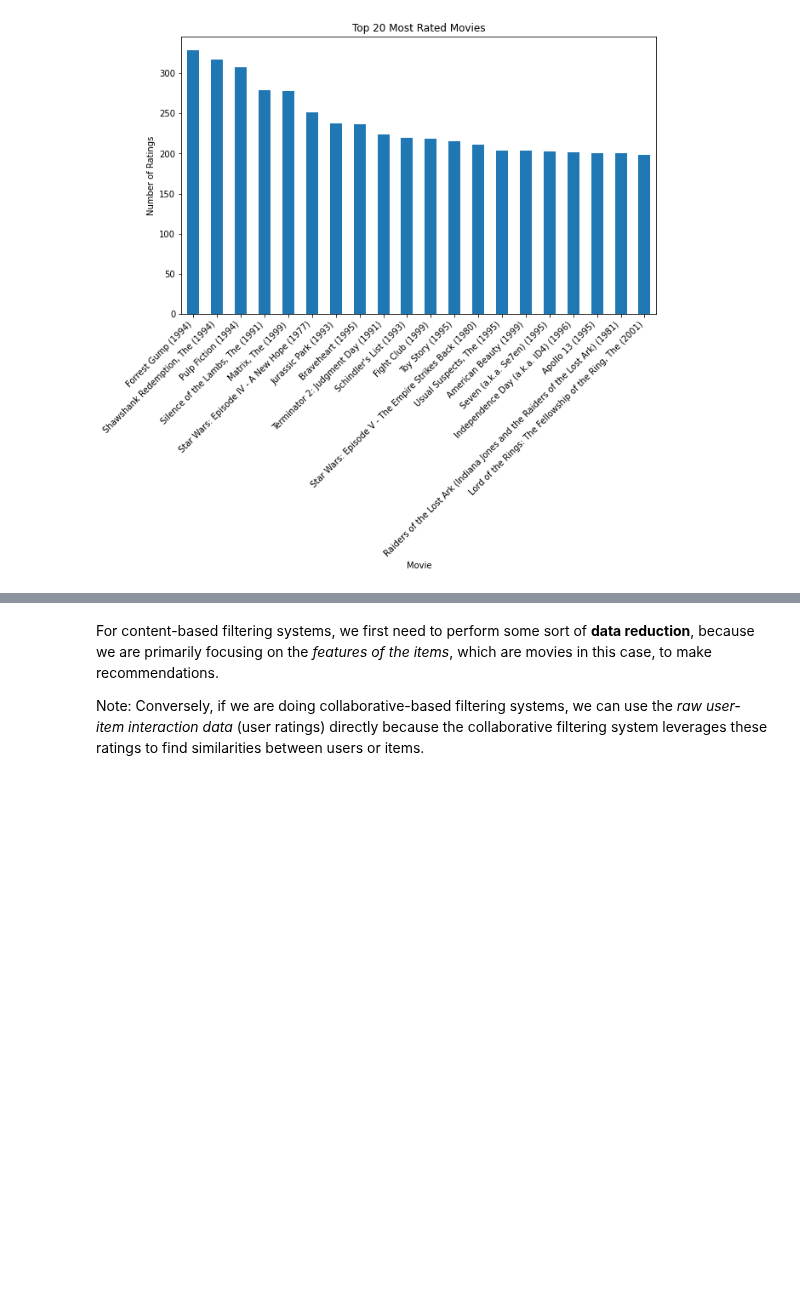
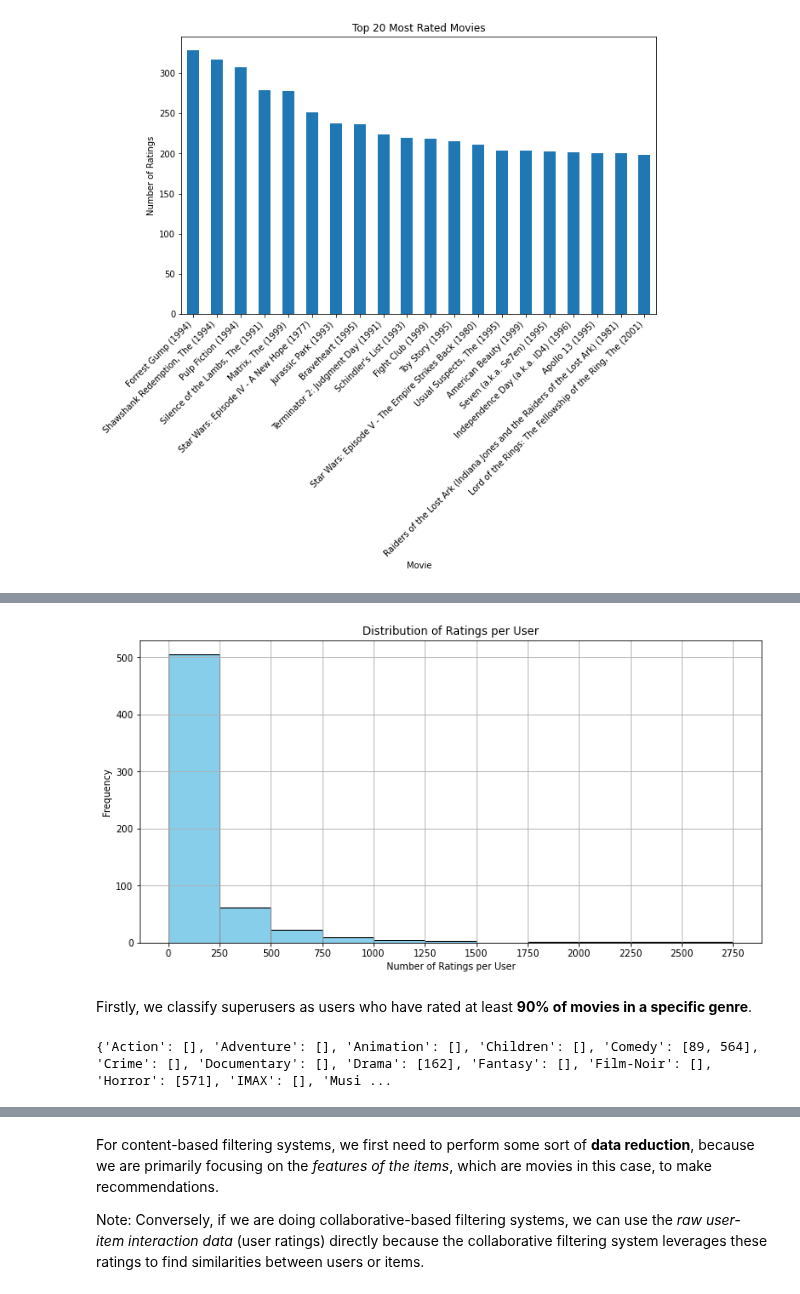
Before and after one commit to simonhui1/Recommendation_Systems, a Jupyter notebook: index_simon.ipynb, the cells around one changed output, grey strips where cells are left out. Cells and saved outputs as stored; diff of their text form; code cells hidden in the pictures; blank space fills up the shorter version.

```diff
--- a/index_simon.ipynb
+++ b/index_simon.ipynb
@@ -283,0 +270,7 @@ merged_df
+# %%
+# Calculate the total number of ratings given by each user in order from most to least
+user_ratings_count = merged_df['userId'].value_counts().reset_index()
+user_ratings_count.columns = ['userId', 'ratings_count']
+user_ratings_count = user_ratings_count.sort_values(by = 'ratings_count', ascending = False)
+
+user_ratings_count.head(20)
@@ -283,0 +295,45 @@ merged_df
+# %%
+# Assuming you already have the 'user_ratings_count' DataFrame from previous steps
+plt.figure(figsize=(12, 6))
+bin_width = 250
+bins = range(0, user_ratings_count['ratings_count'].max() + bin_width, bin_width)
+plt.hist(user_ratings_count['ratings_count'], bins=bins, color='skyblue', edgecolor='black')
+plt.xticks(bins)
+plt.xlabel('Number of Ratings per User')
+plt.ylabel('Frequency')
+plt.title('Distribution of Ratings per User')
+plt.grid(True)
+plt.show()
+# %% [output]
+[figure, added]
+# %% [markdown]
+Firstly, we classify superusers as users who have rated at least **90% of movies in a specific genre**.
+# %%
+import pandas as pd
+
+# Step 1: Calculate the total number of movies rated by each user
+user_movie_count = merged_df.groupby('userId')['movieId'].count().reset_index()
+user_movie_count.rename(columns={'movieId': 'total_movies_rated'}, inplace=True)
+
+# Step 2: Calculate the number of movies in each genre rated by each user
+genre_columns = ['Action', 'Adventure', 'Animation', 'Children', 'Comedy', 'Crime',
+                 'Documentary', 'Drama', 'Fantasy', 'Film-Noir', 'Horror', 'IMAX',
+                 'Musical', 'Mystery', 'Romance', 'Sci-Fi', 'Thriller', 'War', 'Western']
+
+user_genre_count = merged_df.groupby('userId')[genre_columns].sum().reset_index()
+
+# Step 3: Calculate the percentage of movies in each genre rated by each user
+for genre in genre_columns:
+    user_genre_count[f'{genre}_percentage'] = (user_genre_count[genre] / user_movie_count['total_movies_rated']) * 100
+
+# Step 4: Set the threshold percentage for identifying superusers
+threshold_percentage = 90
+
+# Step 5: Identify superusers for each genre based on the threshold percentage
+superusers = {}
+for genre in genre_columns:
+    superusers[genre] = user_genre_count[user_genre_count[f'{genre}_percentage'] >= threshold_percentage]['userId'].tolist()
+
+print(superusers)
+# %% [output]
+{'Action': [], 'Adventure': [], 'Animation': [], 'Children': [], 'Comedy': [89, 564], 'Crime': [], 'Documentary': [], 'Drama': [162], 'Fantasy': [], 'Film-Noir': [], 'Horror': [571], 'IMAX': [], 'Musi ...
```
Also changed, not shown: parts of 13 cells of this notebook.
